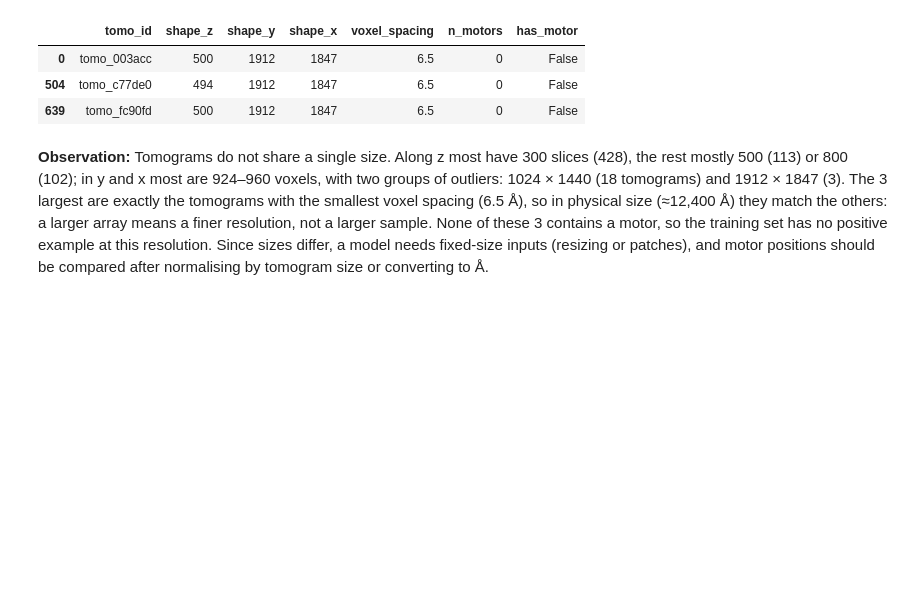
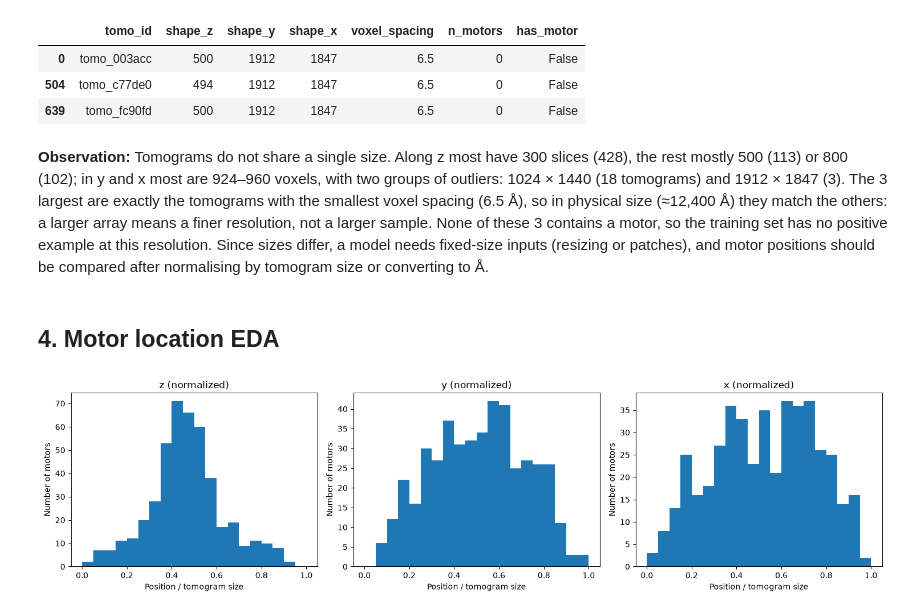
Before and after one commit to ceng313-2026/GROUP10_CENG313, a Jupyter notebook: notebooks/drafts/kaan_eda.ipynb, the cells around one changed output. Drawn from its saved outputs; the diff is of its cells as text; code cells hidden in the pictures; blank space fills up the shorter version.

Commit message:
eda: normalized motor positions, make all numbers traceable

```diff
--- a/notebooks/drafts/kaan_eda.ipynb
+++ b/notebooks/drafts/kaan_eda.ipynb
@@ -117,3 +155,10 @@ tomos[tomos["shape_y"] == 1912]
 | 639 | tomo_fc90fd | 500 | 1912 | 1847 | 6.5 | 0 | False |
 # %% [markdown]
 **Observation:** Tomograms do not share a single size. Along z most have 300 slices (428), the rest mostly 500 (113) or 800 (102); in y and x most are 924–960 voxels, with two groups of outliers: 1024 × 1440 (18 tomograms) and 1912 × 1847 (3). The 3 largest are exactly the tomograms with the smallest voxel spacing (6.5 Å), so in physical size (≈12,400 Å) they match the others: a larger array means a finer resolution, not a larger sample. None of these 3 contains a motor, so the training set has no positive example at this resolution. Since sizes differ, a model needs fixed-size inputs (resizing or patches), and motor positions should be compared after normalising by tomogram size or converting to Å.
+# %% [markdown]
+## 4. Motor location EDA
+# %%
+plots.position_histograms(labels)
+plt.show()
+# %% [output]
+[figure, added]
```
Also changed, not shown: parts of 5 cells of this notebook, 1 other file.
